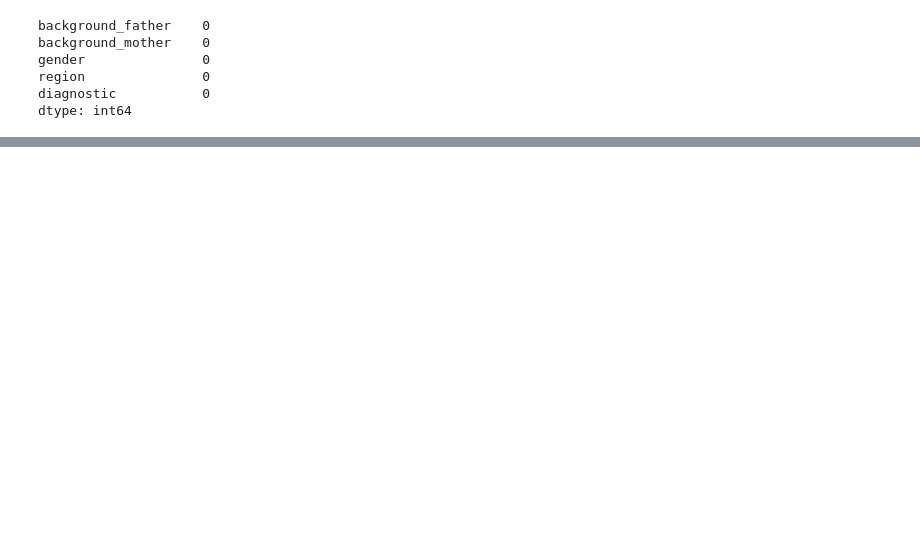
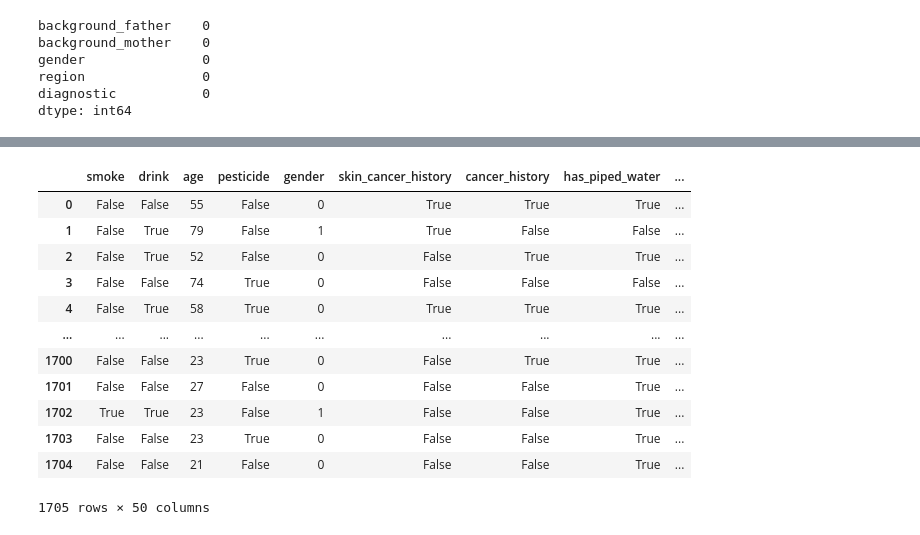
Before and after one commit to Maryamalakkas/Skin_Cancer, a Jupyter notebook: notebook/pre_ process.ipynb, the cells around one changed output, grey strips where cells are left out. Drawn from its saved outputs; the diff is of its cells as text; code cells hidden in the pictures; blank space fills up the shorter version.

```diff
--- a/notebook/pre_ process.ipynb
+++ b/notebook/pre_ process.ipynb
@@ -191 +223,10 @@ df
 1705 rows × 23 columns
+# %%
+# gender replace with 0 and 1
+df['gender'] = df['gender'].replace({'FEMALE': 0, 'MALE': 1})
+# %%
+# ITS A NUMPY NaN FILL with Unknown
+df['region'] = df['region'].replace({'NAN':'UNKNOWN'})
+# %%
+df['background_father'] = df['background_father'].replace({'UNK':'UNKNOWN'})
+df['background_mother'] = df['background_mother'].replace({'UNK':'UNKNOWN'})
@@ -191,0 +276,31 @@ df
+# %%
+import pandas as pd
+from sklearn.feature_extraction import FeatureHasher
+
+# Load your dataset
+data = df.copy()
+
+# Selecting the categorical columns to be encoded
+categorical_cols = ['background_father', 'background_mother','region']
+
+# Initialize the FeatureHasher with a specified number of features
+hasher = FeatureHasher(n_features=10, input_type='string')
+
+for col in categorical_cols:
+    # Transform the column
+    hashed_features = hasher.transform(data[col].astype(str))
+
+    # Convert the sparse matrix to a dense DataFrame
+    hashed_features_df = pd.DataFrame(hashed_features.toarray())
+
+    # Naming the new columns
+    hashed_features_df.columns = [f"{col}_hash_{i}" for i in range(hashed_features_df.shape[1])]
+
+    # Drop the original column from the dataframe
+    data.drop(col, axis=1, inplace=True)
+
+    # Concatenate the new columns to the original dataframe
+    data = pd.concat([data, hashed_features_df], axis=1)
+
+# Display the first few rows of the modified DataFrame
+print(data.head())
@@ -191,0 +325,17 @@ df
+# %%
+# Your data now has the hashed features
+data
+# %% [output]
+|  | smoke | drink | age | pesticide | gender | skin_cancer_history | cancer_history | has_piped_water | ... |
+| 0 | False | False | 55 | False | 0 | True | True | True | ... |
+| 1 | False | True | 79 | False | 1 | True | False | False | ... |
+| 2 | False | True | 52 | False | 0 | False | True | True | ... |
+| 3 | False | False | 74 | True | 0 | False | False | False | ... |
+| 4 | False | True | 58 | True | 0 | True | True | True | ... |
+| ... | ... | ... | ... | ... | ... | ... | ... | ... | ... |
+| 1700 | False | False | 23 | True | 0 | False | True | True | ... |
+| 1701 | False | False | 27 | False | 0 | False | False | True | ... |
+| 1702 | True | True | 23 | False | 1 | False | False | True | ... |
+| 1703 | False | False | 23 | True | 0 | False | False | True | ... |
+| 1704 | False | False | 21 | False | 0 | False | False | True | ... |
+1705 rows × 50 columns
```
Also changed, not shown: parts of 22 cells of this notebook, 4 other files.
